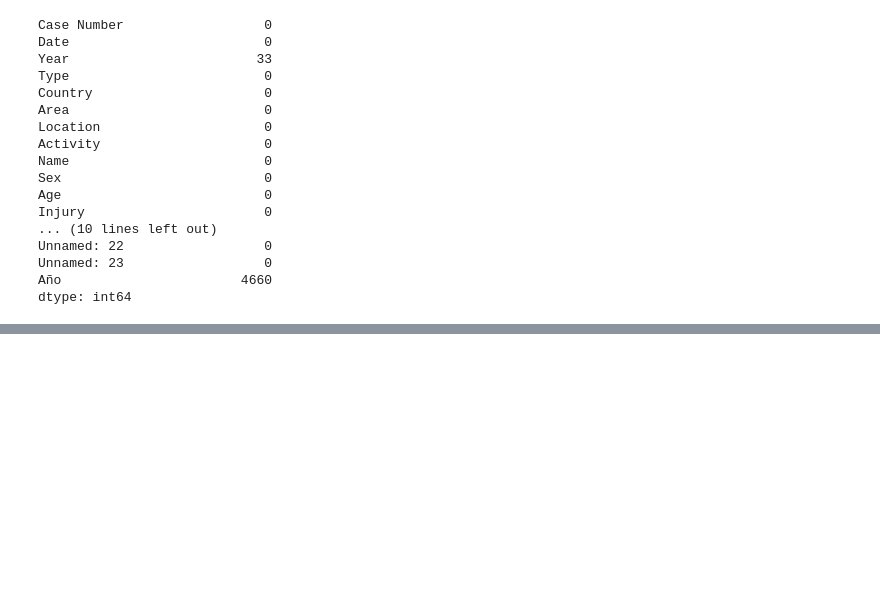
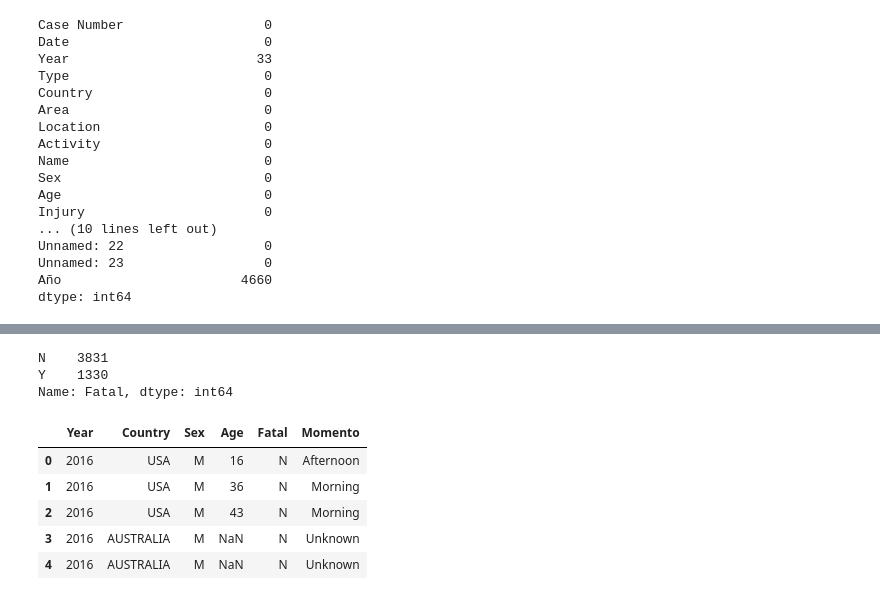
Before and after one commit to alvarorivasg/project-pandas, a Jupyter notebook: pandasproject.ipynb, the cells around one changed output, grey strips where cells are left out. Cells and saved outputs as stored; diff of their text form; code cells hidden in the pictures; blank space fills up the shorter version.

```diff
--- a/pandasproject.ipynb
+++ b/pandasproject.ipynb
@@ -909,0 +992,2 @@ Name: Momento, dtype: int64
+# %%
+sata=data.loc[sata['Country'].isin(lista)]
@@ -909,0 +1005,15 @@ Name: Momento, dtype: int64
+# %%
+sata['Fatal'].value_counts()
+# %% [output]
+N    3831
+Y    1330
+Name: Fatal, dtype: int64
+# %%
+sata.head()
+# %% [output]
+|  | Year | Country | Sex | Age | Fatal | Momento |
+| 0 | 2016 | USA | M | 16 | N | Afternoon |
+| 1 | 2016 | USA | M | 36 | N | Morning |
+| 2 | 2016 | USA | M | 43 | N | Morning |
+| 3 | 2016 | AUSTRALIA | M | NaN | N | Unknown |
+| 4 | 2016 | AUSTRALIA | M | NaN | N | Unknown |
```
Also changed, not shown: parts of 37 cells of this notebook, 1 other file.
